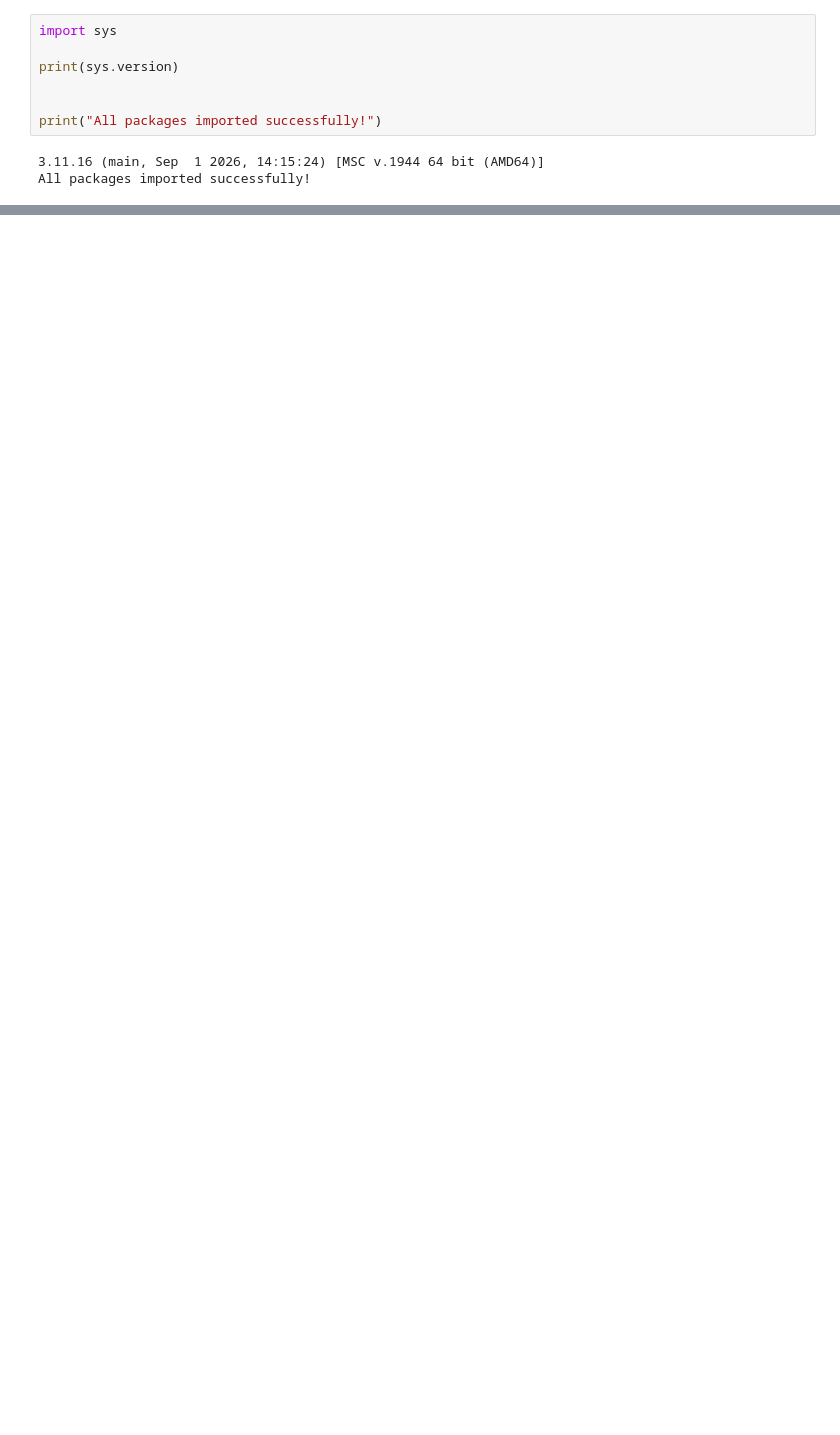
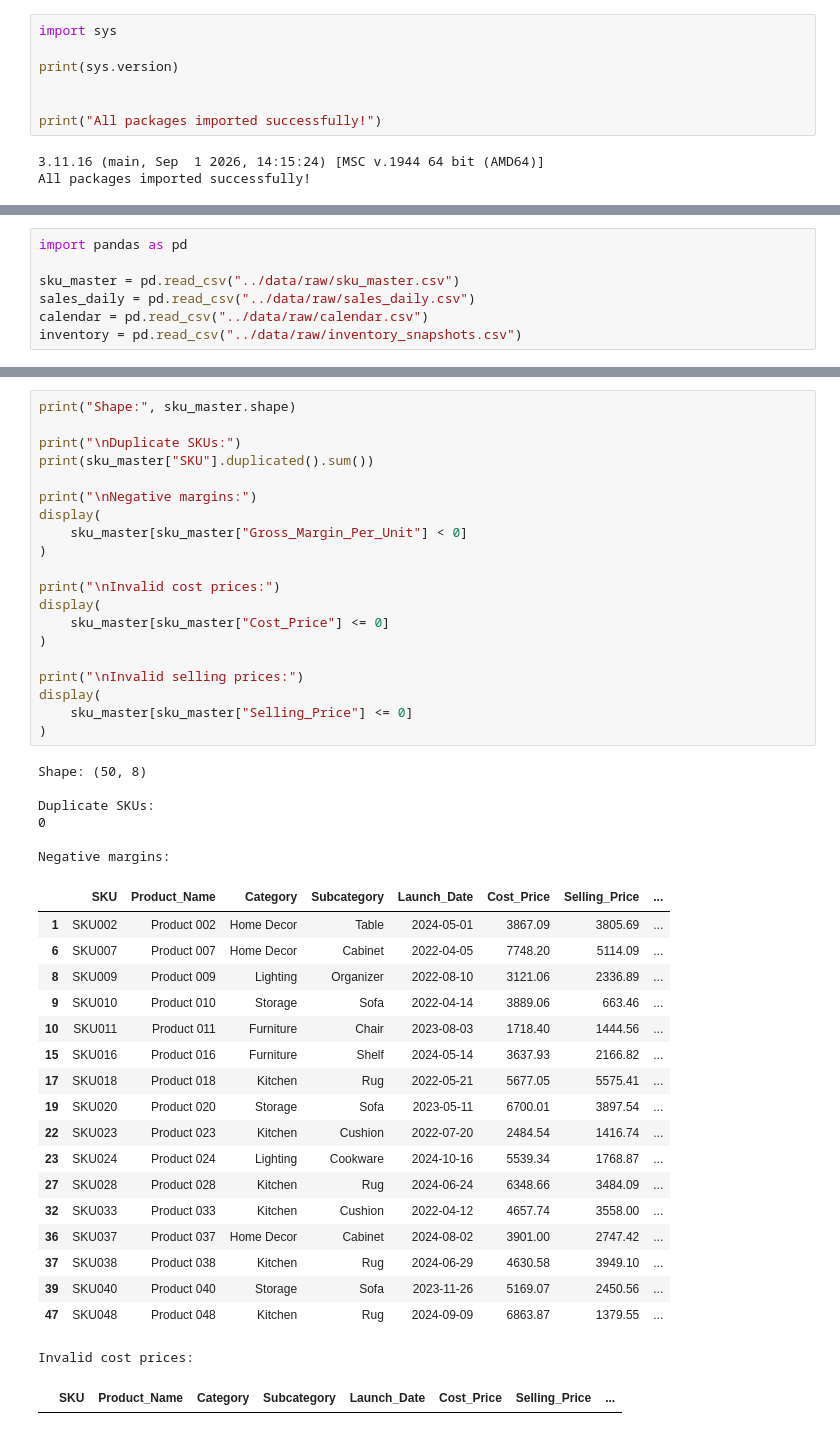
Before and after one commit to Pluto-11/FORESIGHT, a Jupyter notebook: notebooks/01_data_quality_check.ipynb, the cells around one changed output, grey strips where cells are left out. Drawn from its saved outputs; the diff is of its cells as text; blank space fills up the shorter version.

Commit message:
Add data quality checks

```diff
--- a/notebooks/01_data_quality_check.ipynb
+++ b/notebooks/01_data_quality_check.ipynb
@@ -30,0 +22,7 @@ wcwidth                 0.8.3
+# %%
+import pandas as pd
+
+sku_master = pd.read_csv("../data/raw/sku_master.csv")
+sales_daily = pd.read_csv("../data/raw/sales_daily.csv")
+calendar = pd.read_csv("../data/raw/calendar.csv")
+inventory = pd.read_csv("../data/raw/inventory_snapshots.csv")
@@ -30,0 +134,46 @@ wcwidth                 0.8.3
+# %%
+print("Shape:", sku_master.shape)
+
+print("\nDuplicate SKUs:")
+print(sku_master["SKU"].duplicated().sum())
+
+print("\nNegative margins:")
+display(
+    sku_master[sku_master["Gross_Margin_Per_Unit"] < 0]
+)
+
+print("\nInvalid cost prices:")
+display(
+    sku_master[sku_master["Cost_Price"] <= 0]
+)
+
+print("\nInvalid selling prices:")
+display(
+    sku_master[sku_master["Selling_Price"] <= 0]
+)
+# %% [output]
+Shape: (50, 8)
+
+Duplicate SKUs:
+0
+
+Negative margins:
+|  | SKU | Product_Name | Category | Subcategory | Launch_Date | Cost_Price | Selling_Price | ... |
+| 1 | SKU002 | Product 002 | Home Decor | Table | 2024-05-01 | 3867.09 | 3805.69 | ... |
+| 6 | SKU007 | Product 007 | Home Decor | Cabinet | 2022-04-05 | 7748.20 | 5114.09 | ... |
+| 8 | SKU009 | Product 009 | Lighting | Organizer | 2022-08-10 | 3121.06 | 2336.89 | ... |
+| 9 | SKU010 | Product 010 | Storage | Sofa | 2022-04-14 | 3889.06 | 663.46 | ... |
+| 10 | SKU011 | Product 011 | Furniture | Chair | 2023-08-03 | 1718.40 | 1444.56 | ... |
+| 15 | SKU016 | Product 016 | Furniture | Shelf | 2024-05-14 | 3637.93 | 2166.82 | ... |
+| 17 | SKU018 | Product 018 | Kitchen | Rug | 2022-05-21 | 5677.05 | 5575.41 | ... |
+| 19 | SKU020 | Product 020 | Storage | Sofa | 2023-05-11 | 6700.01 | 3897.54 | ... |
+| 22 | SKU023 | Product 023 | Kitchen | Cushion | 2022-07-20 | 2484.54 | 1416.74 | ... |
+| 23 | SKU024 | Product 024 | Lighting | Cookware | 2024-10-16 | 5539.34 | 1768.87 | ... |
+| 27 | SKU028 | Product 028 | Kitchen | Rug | 2024-06-24 | 6348.66 | 3484.09 | ... |
+| 32 | SKU033 | Product 033 | Kitchen | Cushion | 2022-04-12 | 4657.74 | 3558.00 | ... |
+| 36 | SKU037 | Product 037 | Home Decor | Cabinet | 2024-08-02 | 3901.00 | 2747.42 | ... |
+| 37 | SKU038 | Product 038 | Kitchen | Rug | 2024-06-29 | 4630.58 | 3949.10 | ... |
+| 39 | SKU040 | Product 040 | Storage | Sofa | 2023-11-26 | 5169.07 | 2450.56 | ... |
+| 47 | SKU048 | Product 048 | Kitchen | Rug | 2024-09-09 | 6863.87 | 1379.55 | ... |
+Invalid cost prices:
+|  | SKU | Product_Name | Category | Subcategory | Launch_Date | Cost_Price | Selling_Price | ... |
```
Also changed, not shown: parts of 24 cells of this notebook.
